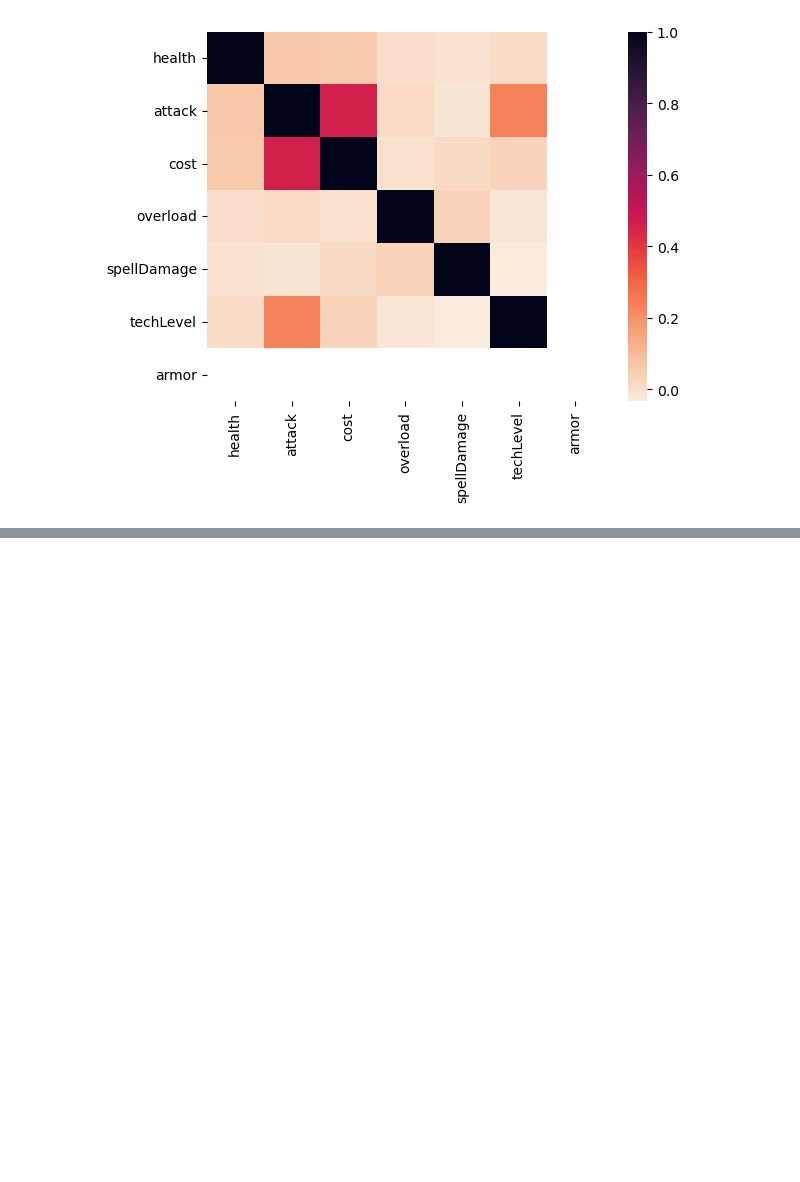
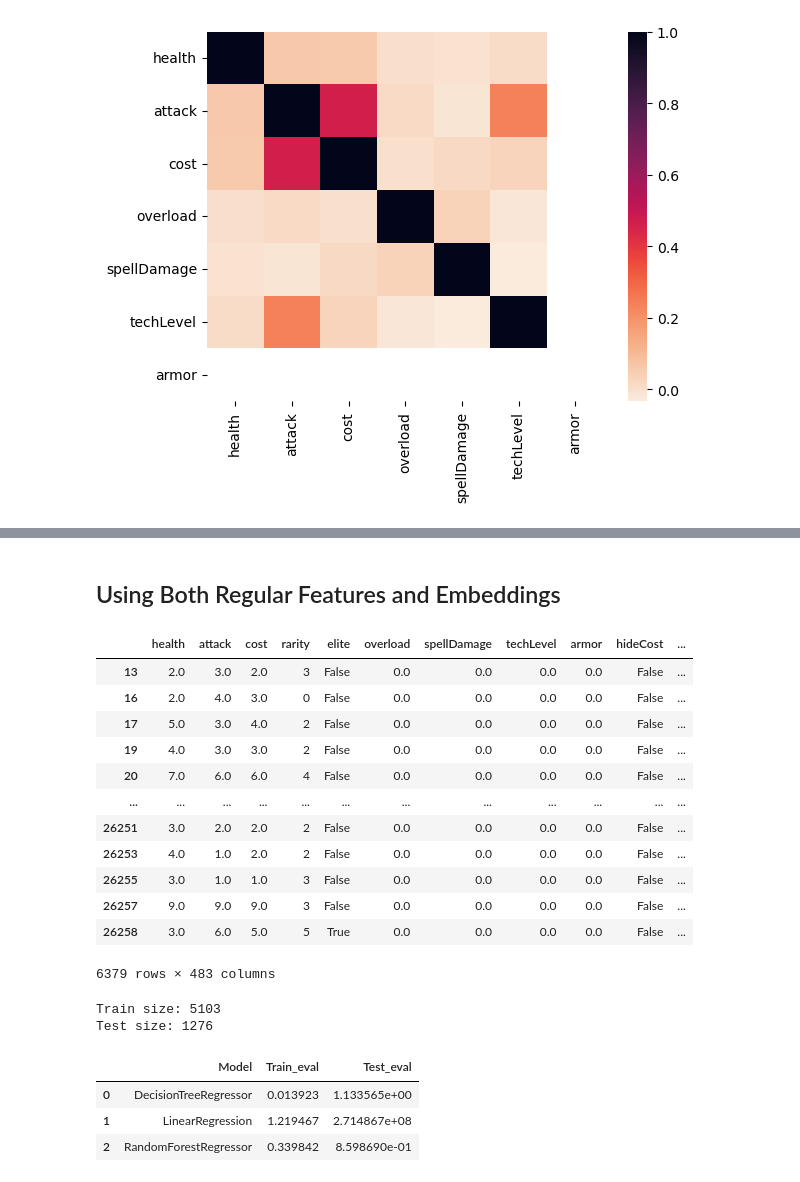
Before and after one commit to AmevinLS/CardsPredictions, a Jupyter notebook: exploration.ipynb, the cells around one changed output, grey strips where cells are left out. Cells and saved outputs as stored; diff of their text form; code cells hidden in the pictures; blank space fills up the shorter version.

```diff
--- a/exploration.ipynb
+++ b/exploration.ipynb
@@ -182,0 +254,37 @@ kek.sort_values(by="Importance", ascending=False)
+# %% [markdown]
+## Using Both Regular Features and Embeddings
+# %%
+all_df = pd.merge(clean_minions_df, embed_df, left_index=True, right_index=True, suffixes=(None, '_y'))
+all_df = all_df.drop("cost_y", axis=1)
+all_df
+# %% [output]
+|  | health | attack | cost | rarity | elite | overload | spellDamage | techLevel | armor | hideCost | ... |
+| 13 | 2.0 | 3.0 | 2.0 | 3 | False | 0.0 | 0.0 | 0.0 | 0.0 | False | ... |
+| 16 | 2.0 | 4.0 | 3.0 | 0 | False | 0.0 | 0.0 | 0.0 | 0.0 | False | ... |
+| 17 | 5.0 | 3.0 | 4.0 | 2 | False | 0.0 | 0.0 | 0.0 | 0.0 | False | ... |
+| 19 | 4.0 | 3.0 | 3.0 | 2 | False | 0.0 | 0.0 | 0.0 | 0.0 | False | ... |
+| 20 | 7.0 | 6.0 | 6.0 | 4 | False | 0.0 | 0.0 | 0.0 | 0.0 | False | ... |
+| ... | ... | ... | ... | ... | ... | ... | ... | ... | ... | ... | ... |
+| 26251 | 3.0 | 2.0 | 2.0 | 2 | False | 0.0 | 0.0 | 0.0 | 0.0 | False | ... |
+| 26253 | 4.0 | 1.0 | 2.0 | 2 | False | 0.0 | 0.0 | 0.0 | 0.0 | False | ... |
+| 26255 | 3.0 | 1.0 | 1.0 | 3 | False | 0.0 | 0.0 | 0.0 | 0.0 | False | ... |
+| 26257 | 9.0 | 9.0 | 9.0 | 3 | False | 0.0 | 0.0 | 0.0 | 0.0 | False | ... |
+| 26258 | 3.0 | 6.0 | 5.0 | 5 | True | 0.0 | 0.0 | 0.0 | 0.0 | False | ... |
+6379 rows × 483 columns
+# %%
+target="cost"
+features = all_df.columns.drop(target)
+
+train_df, test_df = split_dataset(all_df, test_size=0.2, shuffle=True, seed=SEED)
+print(f"Train size: {len(train_df)}")
+print(f"Test size: {len(test_df)}")
+# %% [output]
+Train size: 5103
+Test size: 1276
+# %%
+evaluate_models(models, train_df, test_df, features, target, mean_absolute_error)
+# %% [output]
+|  | Model | Train_eval | Test_eval |
+| 0 | DecisionTreeRegressor | 0.013923 | 1.133565e+00 |
+| 1 | LinearRegression | 1.219467 | 2.714867e+08 |
+| 2 | RandomForestRegressor | 0.339842 | 8.598690e-01 |
```
Also changed, not shown: parts of 14 cells of this notebook.
